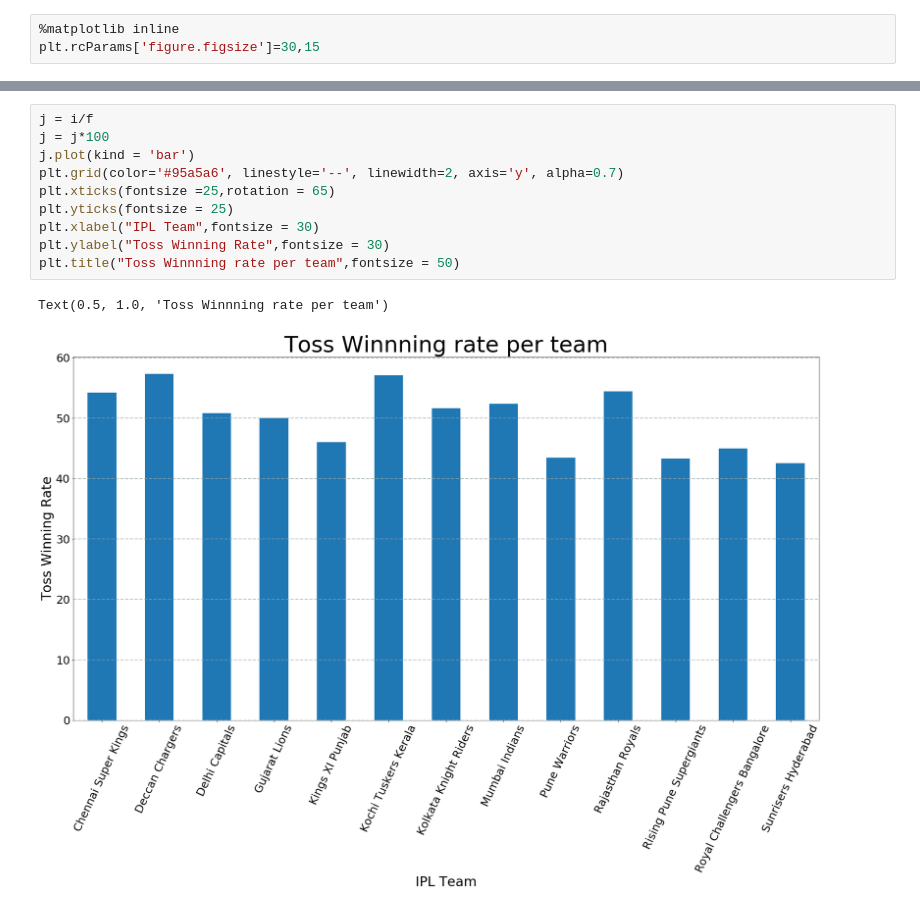
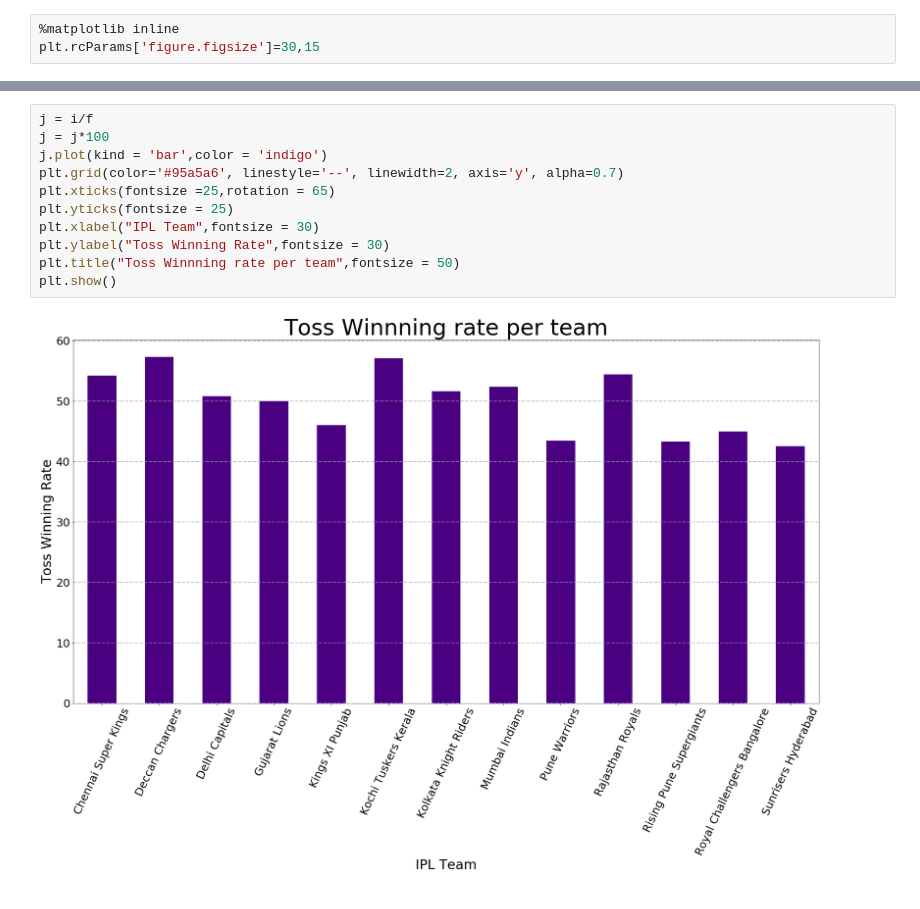
Before and after one commit to Thesavagecoder7784/Statistical-Data-Analysis-With-Pandas, a Jupyter notebook: IPL Stats.ipynb, the cells around one changed output, grey strips where cells are left out. Saved outputs shown, nothing was run; the diff lists cells and outputs as text.

```diff
--- a/IPL Stats.ipynb
+++ b/IPL Stats.ipynb
@@ -161,13 +190,13 @@ Name: toss_winner, dtype: int64
 # %%
 j = i/f
 j = j*100
-j.plot(kind = 'bar')
+j.plot(kind = 'bar',color = 'indigo')
 plt.grid(color='#95a5a6', linestyle='--', linewidth=2, axis='y', alpha=0.7)
 plt.xticks(fontsize =25,rotation = 65)
 plt.yticks(fontsize = 25)
 plt.xlabel("IPL Team",fontsize = 30)
 plt.ylabel("Toss Winning Rate",fontsize = 30)
 plt.title("Toss Winnning rate per team",fontsize = 50)
+plt.show()
 # %% [output]
-Text(0.5, 1.0, 'Toss Winnning rate per team')
-[figure, old version]
+[figure, new version]
```
Also changed, not shown: parts of 16 cells of this notebook.
